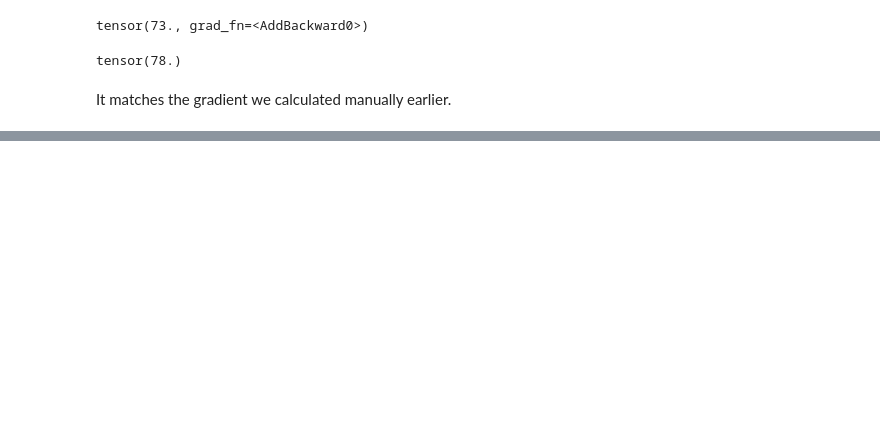
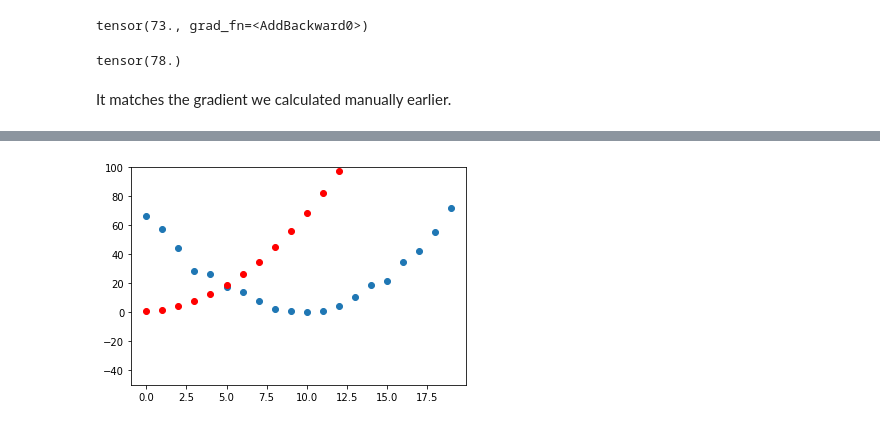
Before and after one commit to ttcielott/Deep_Learning_for_Coders_with-Fastai_and_PyTorch, a Jupyter notebook: Chapter4_Under_the_hood.ipynb, the cells around one changed output, grey strips where cells are left out. Drawn from its saved outputs; the diff is of its cells as text; code cells hidden in the pictures; blank space fills up the shorter version.

```diff
--- a/Chapter4_Under_the_hood.ipynb
+++ b/Chapter4_Under_the_hood.ipynb
@@ -677,0 +779,11 @@ It matches the gradient we calculated manually earlier.
+# %%
+# step the weights (means adjust the weights)
+params.data -= lr * params.grad.data
+params.grad = None
+# %%
+# see if the loss has improved
+preds = f(time, params)
+mse(preds, speed)
+show_preds(preds)
+# %% [output]
+[figure, added]
```
Also changed, not shown: parts of 24 cells of this notebook.
